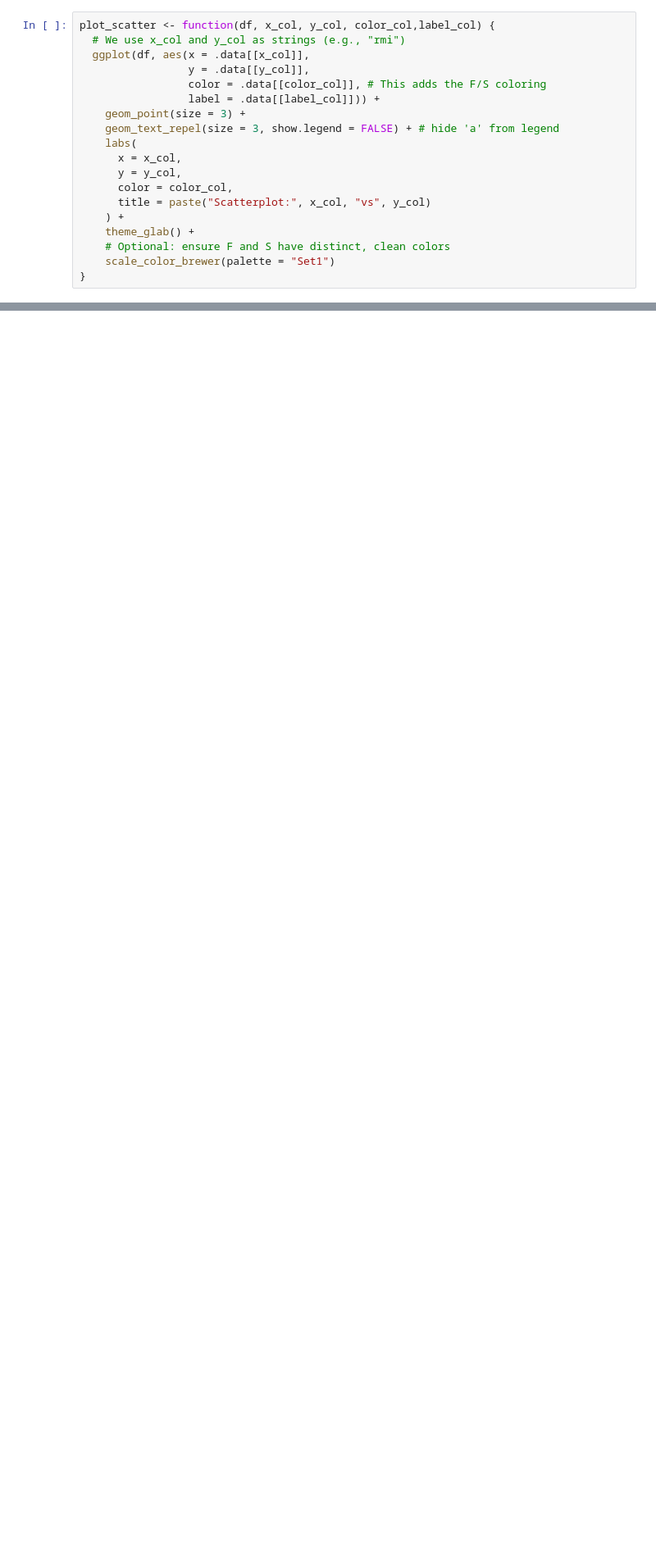
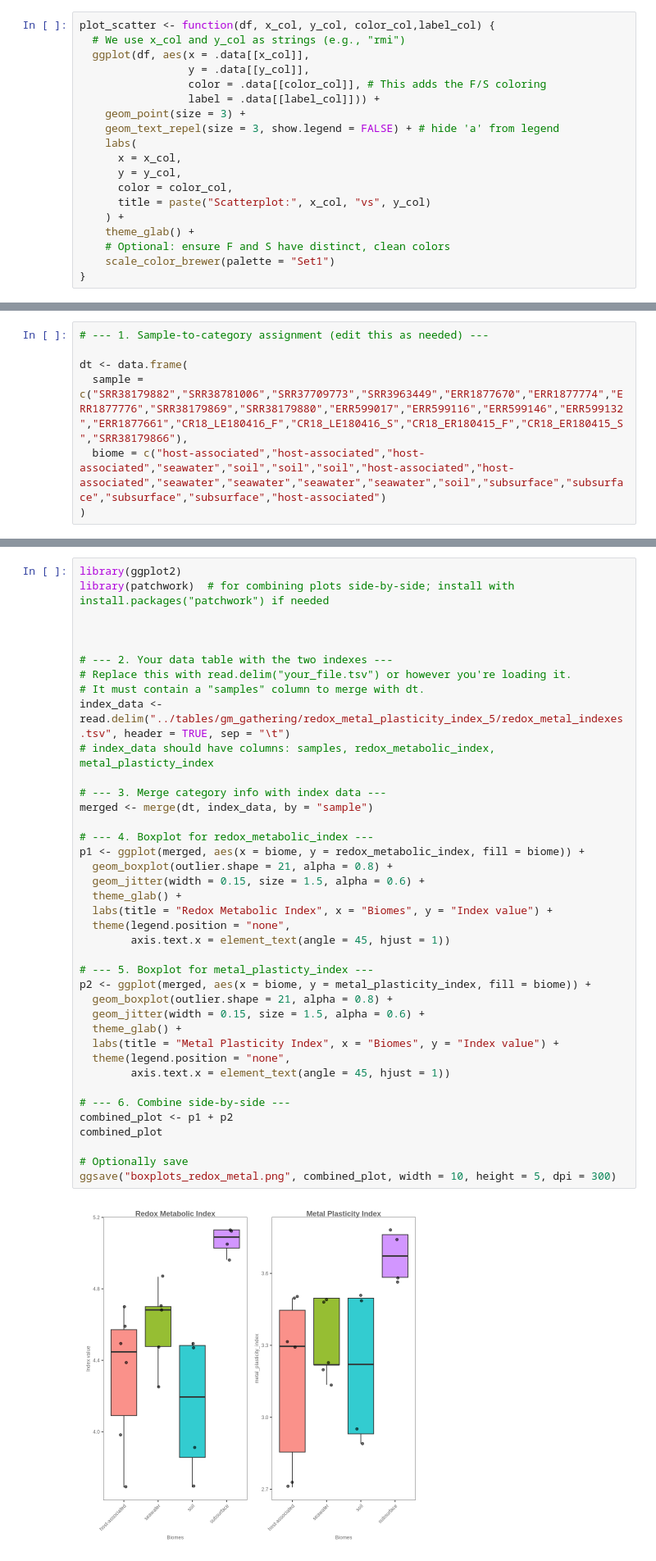
Before and after one commit to EdoT99/geomosaic_cookbook, a Jupyter notebook: notebooks/geomosaic_rmi-rpi-indexes.ipynb, the cells around one changed output, grey strips where cells are left out. Shown at 82% size. Drawn from its saved outputs; the diff is of its cells as text; blank space fills up the shorter version.

Commit message:
boxplots biomes added

```diff
--- a/notebooks/geomosaic_rmi-rpi-indexes.ipynb
+++ b/notebooks/geomosaic_rmi-rpi-indexes.ipynb
@@ -300,0 +164,7 @@ plot_scatter(combined_df_3, "redox_metabolic_index", "metal_plasticty_index","bi
+# %%
+# --- 1. Sample-to-category assignment (edit this as needed) ---
+
+dt <- data.frame(
+  sample = c("SRR38179882","SRR38781006","SRR37709773","SRR3963449","ERR1877670","ERR1877774","ERR1877776","SRR38179869","SRR38179880","ERR599017","ERR599116","ERR599146","ERR599132","ERR1877661","CR18_LE180416_F","CR18_LE180416_S","CR18_ER180415_F","CR18_ER180415_S","SRR38179866"),
+  biome = c("host-associated","host-associated","host-associated","seawater","soil","soil","soil","host-associated","host-associated","seawater","seawater","seawater","seawater","soil","subsurface","subsurface","subsurface","subsurface","host-associated")
+)
@@ -301,3 +182,44 @@ plot_scatter(combined_df_3, "redox_metabolic_index", "metal_plasticty_index","bi
+# %%
+library(ggplot2)
+library(patchwork)  # for combining plots side-by-side; install with install.packages("patchwork") if needed
+
+
+
+# --- 2. Your data table with the two indexes ---
+# Replace this with read.delim("your_file.tsv") or however you're loading it.
+# It must contain a "samples" column to merge with dt.
+index_data <- read.delim("../tables/gm_gathering/redox_metal_plasticity_index_5/redox_metal_indexes.tsv", header = TRUE, sep = "\t")
+# index_data should have columns: samples, redox_metabolic_index, metal_plasticty_index
+
+# --- 3. Merge category info with index data ---
+merged <- merge(dt, index_data, by = "sample")
+
+# --- 4. Boxplot for redox_metabolic_index ---
+p1 <- ggplot(merged, aes(x = biome, y = redox_metabolic_index, fill = biome)) +
+  geom_boxplot(outlier.shape = 21, alpha = 0.8) +
+  geom_jitter(width = 0.15, size = 1.5, alpha = 0.6) +
+  theme_glab() +
+  labs(title = "Redox Metabolic Index", x = "Biomes", y = "Index value") +
+  theme(legend.position = "none",
+        axis.text.x = element_text(angle = 45, hjust = 1))
+
+# --- 5. Boxplot for metal_plasticty_index ---
+p2 <- ggplot(merged, aes(x = biome, y = metal_plasticity_index, fill = biome)) +
+  geom_boxplot(outlier.shape = 21, alpha = 0.8) +
+  geom_jitter(width = 0.15, size = 1.5, alpha = 0.6) +
+  theme_glab() +
+  labs(title = "Metal Plasticity Index", x = "Biomes", y = "Index value") +
+  theme(legend.position = "none",
+        axis.text.x = element_text(angle = 45, hjust = 1))
+
+# --- 6. Combine side-by-side ---
+combined_plot <- p1 + p2
+combined_plot
+
+# Optionally save
+ggsave("boxplots_redox_metal.png", combined_plot, width = 10, height = 5, dpi = 300)
+# %% [output]
+[figure, added]
 # %%
 plot_scatter(combined_df_2, "redox_metabolic_index", "metal_plasticty_index","biome","samples")
 # %% [output]
```
Also changed, not shown: parts of 38 cells of this notebook.
